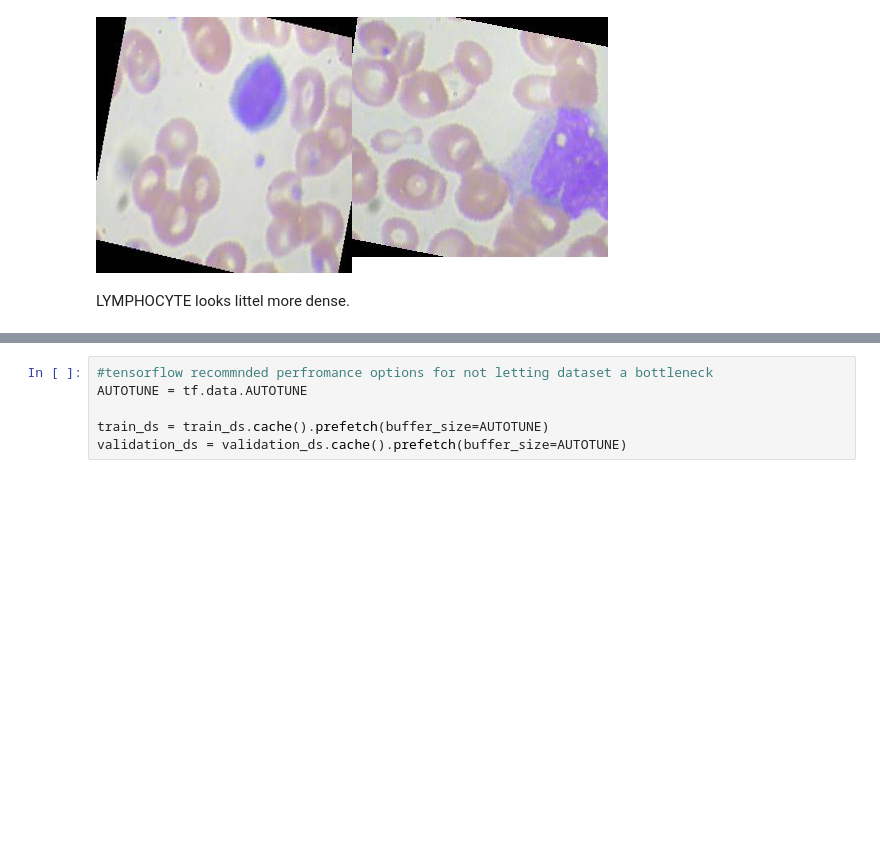
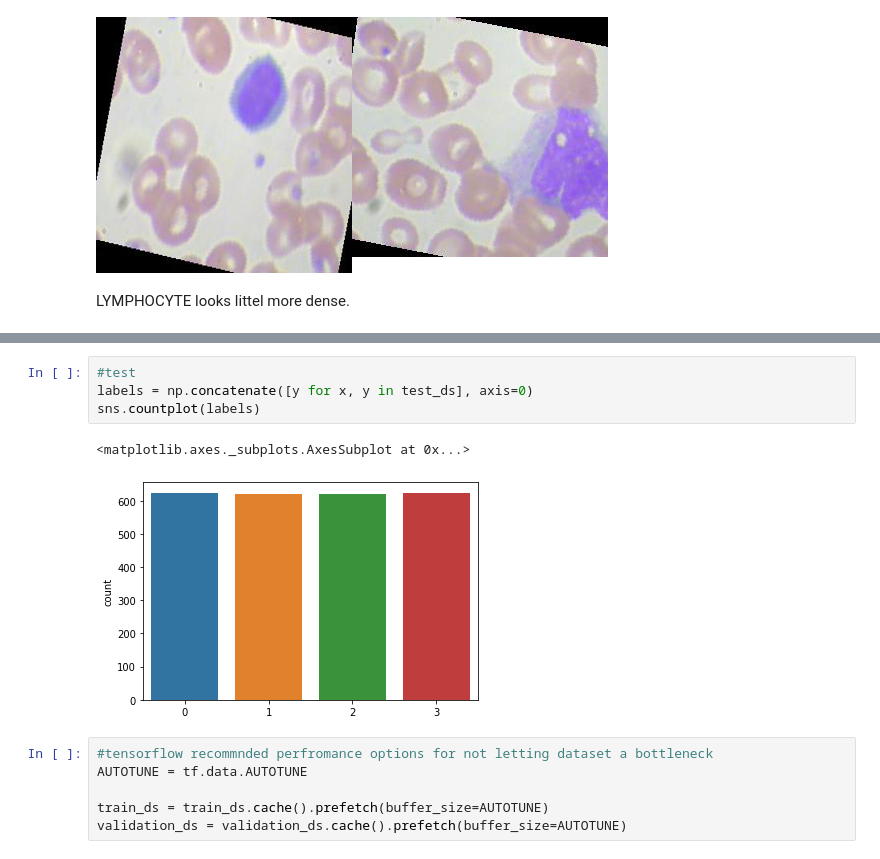
Before and after one commit to BlackCurrantDS/Data-Mining, a Jupyter notebook: Blood_Cell_Detection.ipynb, the cells around one changed output, grey strips where cells are left out. Drawn from its saved outputs; the diff is of its cells as text; blank space fills up the shorter version.

```diff
--- a/Blood_Cell_Detection.ipynb
+++ b/Blood_Cell_Detection.ipynb
@@ -92,3 +139,10 @@ LYMPHOCYTE looks littel more dense.
+# %%
+#test
+labels = np.concatenate([y for x, y in test_ds], axis=0)
+sns.countplot(labels)
+# %% [output]
+<matplotlib.axes._subplots.AxesSubplot at 0x...>
+[figure, added]
 # %%
 #tensorflow recommnded perfromance options for not letting dataset a bottleneck
 AUTOTUNE = tf.data.AUTOTUNE
```
Also changed, not shown: parts of 14 cells of this notebook.
